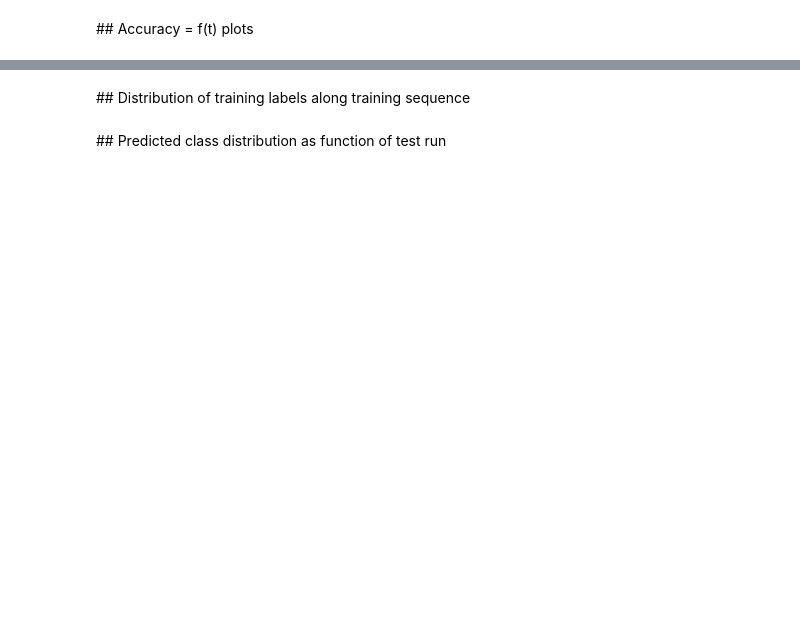
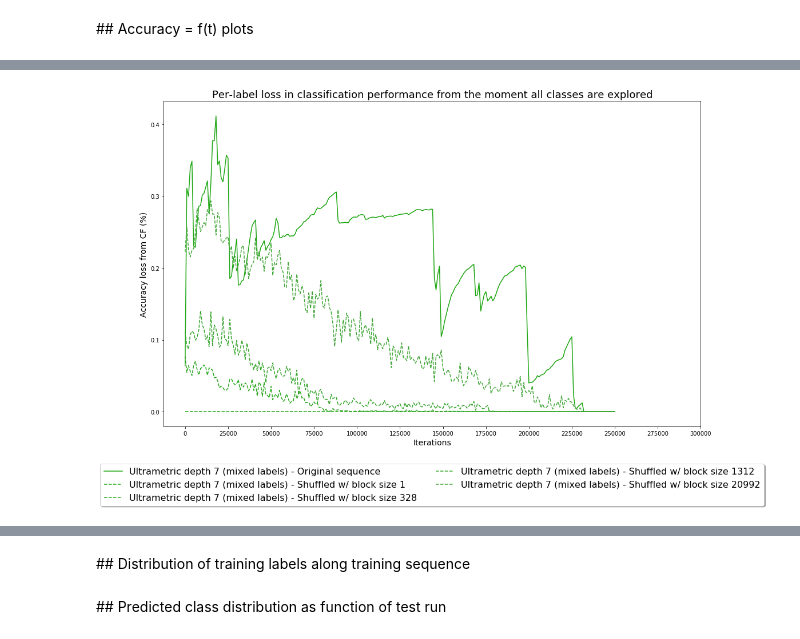
Before and after one commit to Brossollet-Antonin/Ultrametric-benchmark, a Jupyter notebook: notebooks/data_analysis_depth7.ipynb, the cells around one changed output, grey strips where cells are left out. Saved outputs shown, nothing was run; the diff lists cells and outputs as text; code cells hidden in the pictures; blank space fills up the shorter version.

```diff
--- a/notebooks/data_analysis_depth7.ipynb
+++ b/notebooks/data_analysis_depth7.ipynb
@@ -454,0 +173,4 @@ mean_cfs_rb = [avg_cf_randsplit[k] for k in sorted(avg_cf_randsplit.keys()) if k
+# %%
+ummx_avg_cf, ummx_avg_cf_std, ummx_init_cf, ummx_init_cf_std = ld.load_cf_set(rs_um_mx, all_splt_sizes, save_format='svg')
+# %% [output]
+[figure, added]
```
Also changed, not shown: parts of 81 cells of this notebook, 2 other files.
